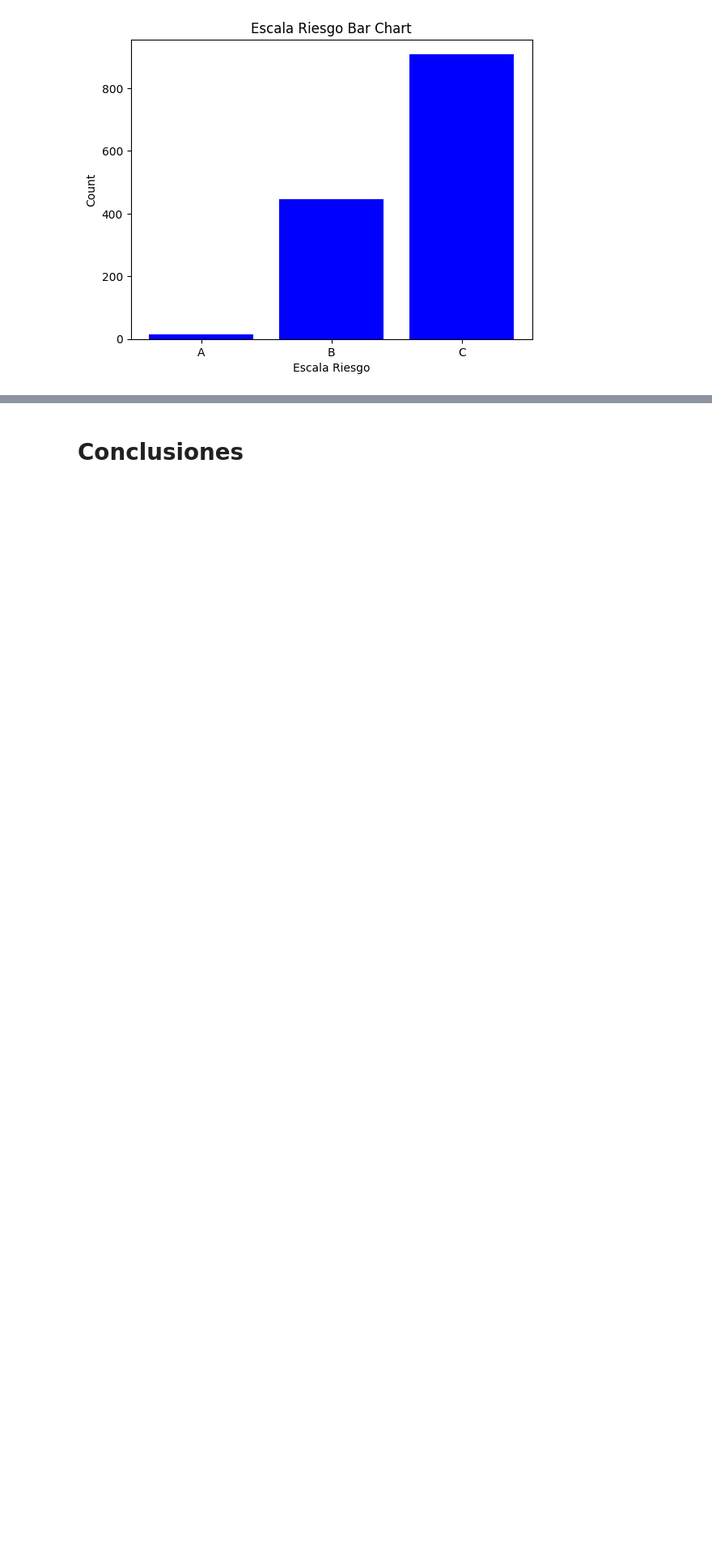
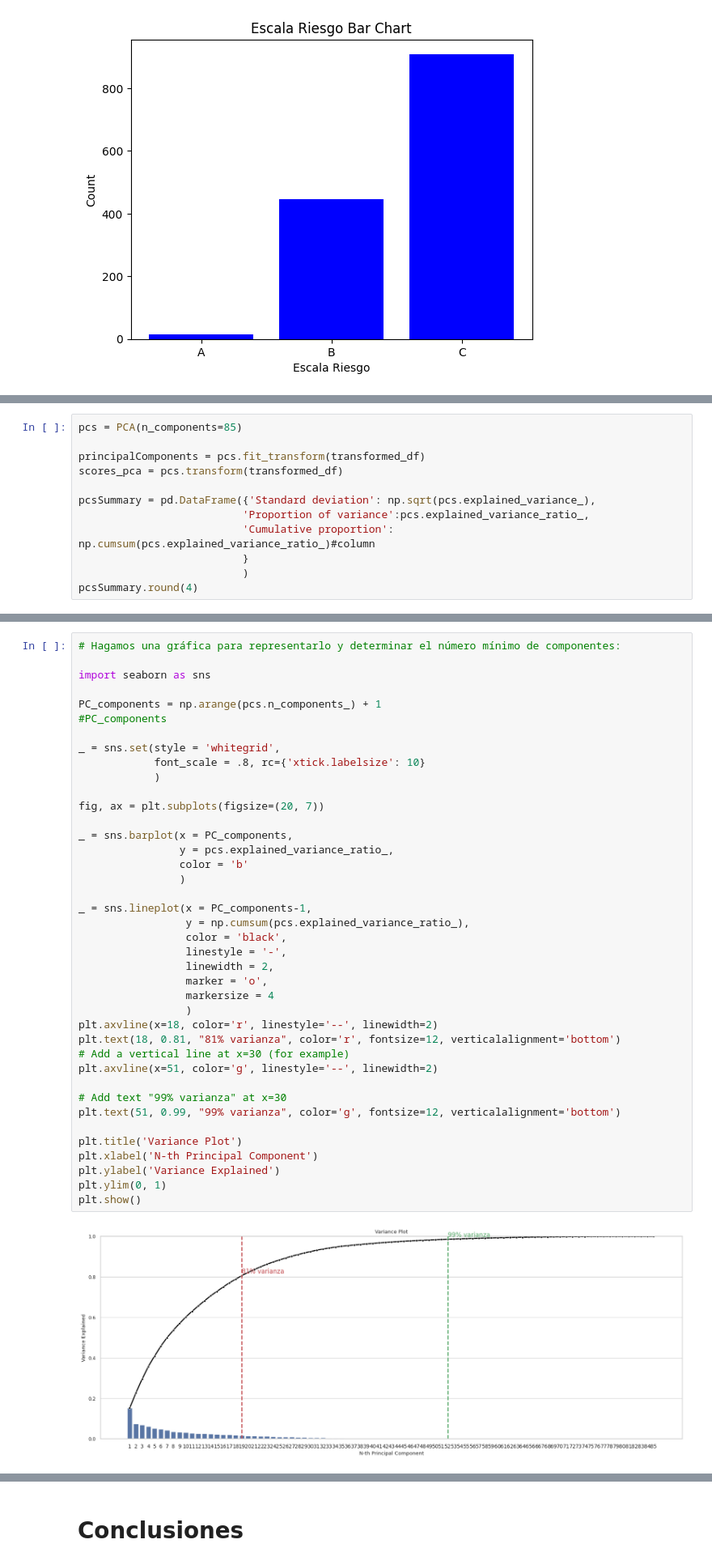
Before and after one commit to jafr0822/MNA_ProyectoIntegrador-Equipo7, a Jupyter notebook: Avance2_Equipo7.ipynb, the cells around one changed output, grey strips where cells are left out. Shown at 81% size. Cells and saved outputs as stored; diff of their text form; blank space fills up the shorter version.

```diff
--- a/Avance2_Equipo7.ipynb
+++ b/Avance2_Equipo7.ipynb
@@ -215,0 +343,12 @@ transformed_df.to_csv("transformed_df.csv")
+# %%
+pcs = PCA(n_components=85)
+
+principalComponents = pcs.fit_transform(transformed_df)
+scores_pca = pcs.transform(transformed_df)
+
+pcsSummary = pd.DataFrame({'Standard deviation': np.sqrt(pcs.explained_variance_),
+                          'Proportion of variance':pcs.explained_variance_ratio_,
+                          'Cumulative proportion': np.cumsum(pcs.explained_variance_ratio_)#column
+                          }
+                          )
+pcsSummary.round(4)
@@ -215,0 +405,42 @@ transformed_df.to_csv("transformed_df.csv")
+# %%
+# Hagamos una gráfica para representarlo y determinar el número mínimo de componentes:
+
+import seaborn as sns
+
+PC_components = np.arange(pcs.n_components_) + 1
+#PC_components
+
+_ = sns.set(style = 'whitegrid',
+            font_scale = .8, rc={'xtick.labelsize': 10}
+            )
+
+fig, ax = plt.subplots(figsize=(20, 7))
+
+_ = sns.barplot(x = PC_components,
+                y = pcs.explained_variance_ratio_,
+                color = 'b'
+                )
+
+_ = sns.lineplot(x = PC_components-1,
+                 y = np.cumsum(pcs.explained_variance_ratio_),
+                 color = 'black',
+                 linestyle = '-',
+                 linewidth = 2,
+                 marker = 'o',
+                 markersize = 4
+                 )
+plt.axvline(x=18, color='r', linestyle='--', linewidth=2)
+plt.text(18, 0.81, "81% varianza", color='r', fontsize=12, verticalalignment='bottom')
+# Add a vertical line at x=30 (for example)
+plt.axvline(x=51, color='g', linestyle='--', linewidth=2)
+
+# Add text "99% varianza" at x=30
+plt.text(51, 0.99, "99% varianza", color='g', fontsize=12, verticalalignment='bottom')
+
+plt.title('Variance Plot')
+plt.xlabel('N-th Principal Component')
+plt.ylabel('Variance Explained')
+plt.ylim(0, 1)
+plt.show()
+# %% [output]
+[figure, added]
```
Also changed, not shown: parts of 24 cells of this notebook.
